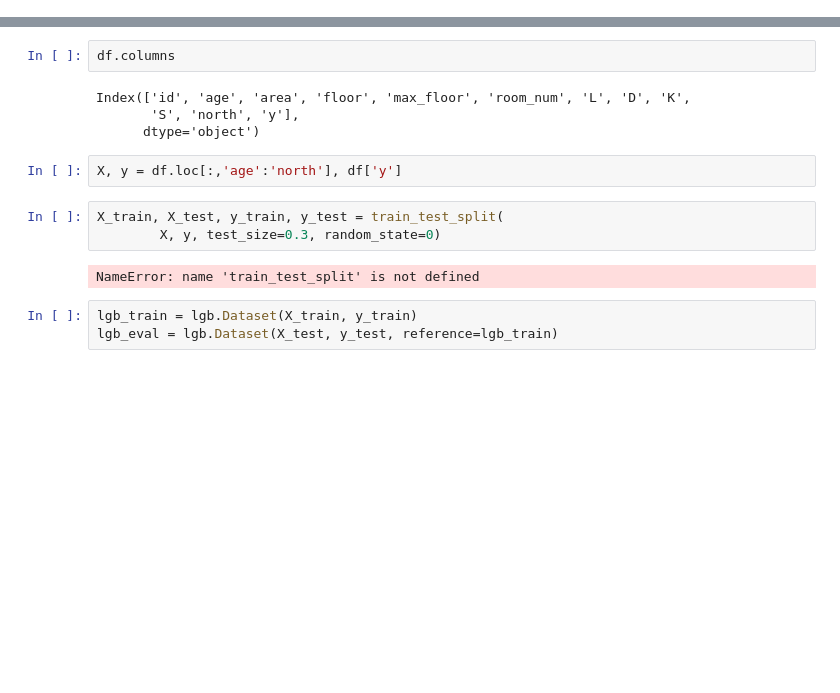
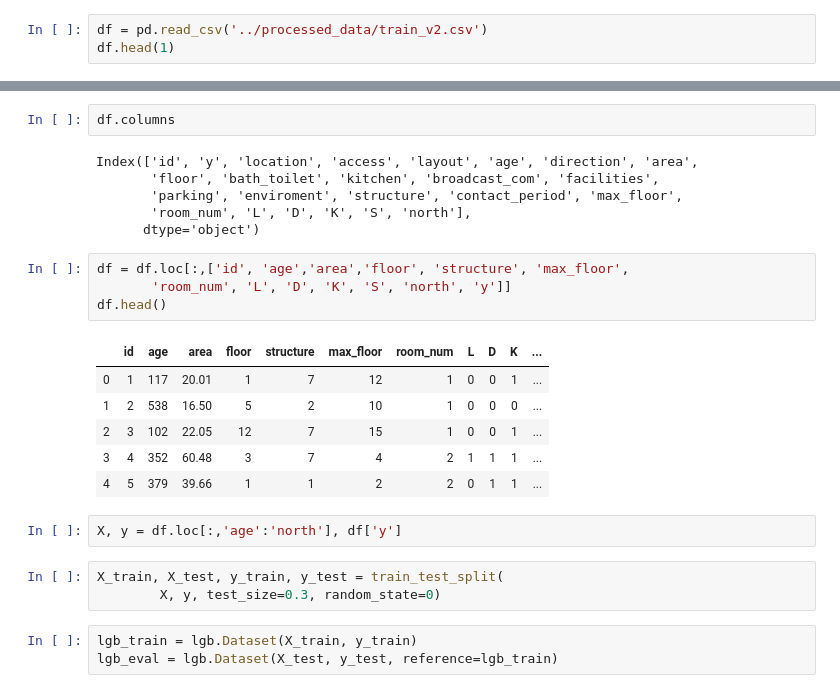
Before and after one commit to yaneura-no-gomi/mynavi_2019, a Jupyter notebook: notebook/0927_fit_predict.ipynb, the cells around one changed output, grey strips where cells are left out. Cells and saved outputs as stored; diff of their text form; blank space fills up the shorter version.

```diff
--- a/notebook/0927_fit_predict.ipynb
+++ b/notebook/0927_fit_predict.ipynb
@@ -23,0 +18,3 @@ df = df.loc[:,['id', 'age', 'area', 'floor', 'max_floor', 'room_num', 'L', 'D',
+# %%
+df = pd.read_csv('../processed_data/train_v2.csv')
+df.head(1)
@@ -24,16 +25,27 @@ df = df.loc[:,['id', 'age', 'area', 'floor', 'max_floor', 'room_num', 'L', 'D',
 # %%
 df.columns
 # %% [output]
-Index(['id', 'age', 'area', 'floor', 'max_floor', 'room_num', 'L', 'D', 'K',
-       'S', 'north', 'y'],
+Index(['id', 'y', 'location', 'access', 'layout', 'age', 'direction', 'area',
+       'floor', 'bath_toilet', 'kitchen', 'broadcast_com', 'facilities',
+       'parking', 'enviroment', 'structure', 'contact_period', 'max_floor',
+       'room_num', 'L', 'D', 'K', 'S', 'north'],
       dtype='object')
+# %%
+df = df.loc[:,['id', 'age','area','floor', 'structure', 'max_floor',
+       'room_num', 'L', 'D', 'K', 'S', 'north', 'y']]
+df.head()
+# %% [output]
+|  | id | age | area | floor | structure | max_floor | room_num | L | D | K | ... |
+| 0 | 1 | 117 | 20.01 | 1 | 7 | 12 | 1 | 0 | 0 | 1 | ... |
+| 1 | 2 | 538 | 16.50 | 5 | 2 | 10 | 1 | 0 | 0 | 0 | ... |
+| 2 | 3 | 102 | 22.05 | 12 | 7 | 15 | 1 | 0 | 0 | 1 | ... |
+| 3 | 4 | 352 | 60.48 | 3 | 7 | 4 | 2 | 1 | 1 | 1 | ... |
+| 4 | 5 | 379 | 39.66 | 1 | 1 | 2 | 2 | 0 | 1 | 1 | ... |
 # %%
 X, y = df.loc[:,'age':'north'], df['y']
 # %%
 X_train, X_test, y_train, y_test = train_test_split(
         X, y, test_size=0.3, random_state=0)
-# %% [output]
-NameError: name 'train_test_split' is not defined
 # %%
 lgb_train = lgb.Dataset(X_train, y_train)
 lgb_eval = lgb.Dataset(X_test, y_test, reference=lgb_train)
```
Also changed, not shown: parts of 9 cells of this notebook, 3 other files.
